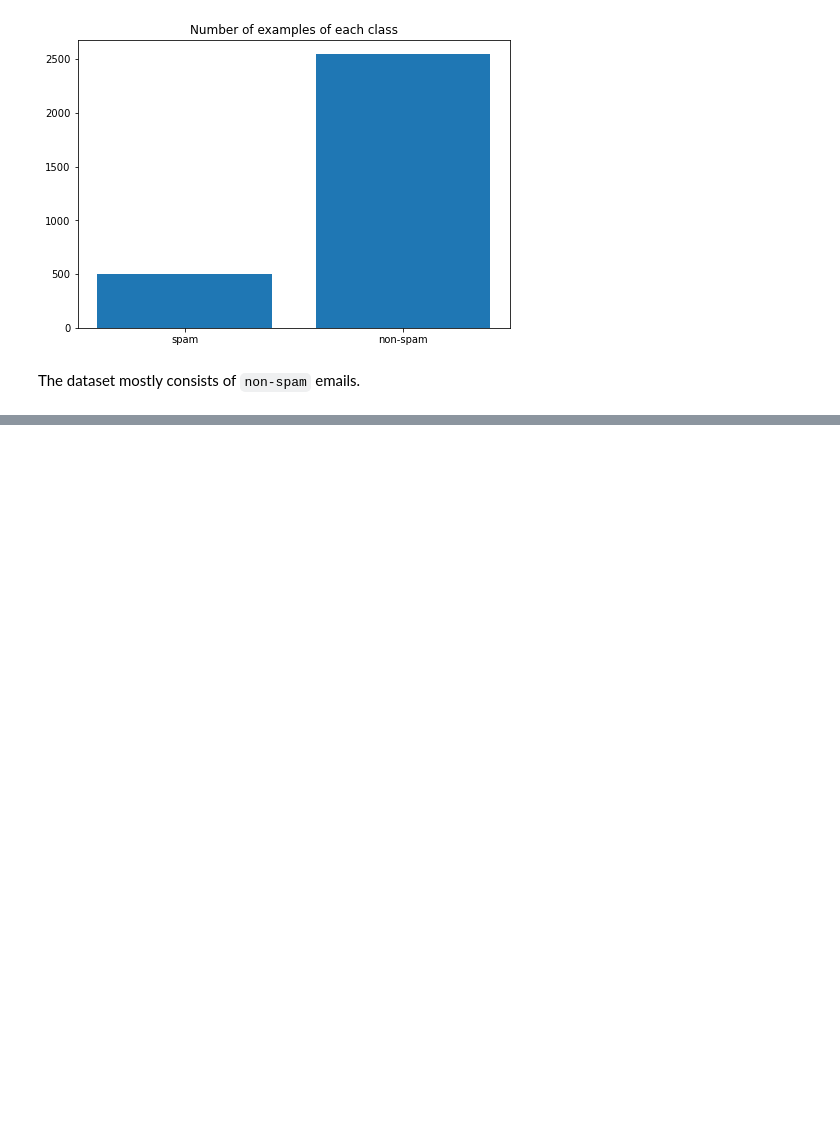
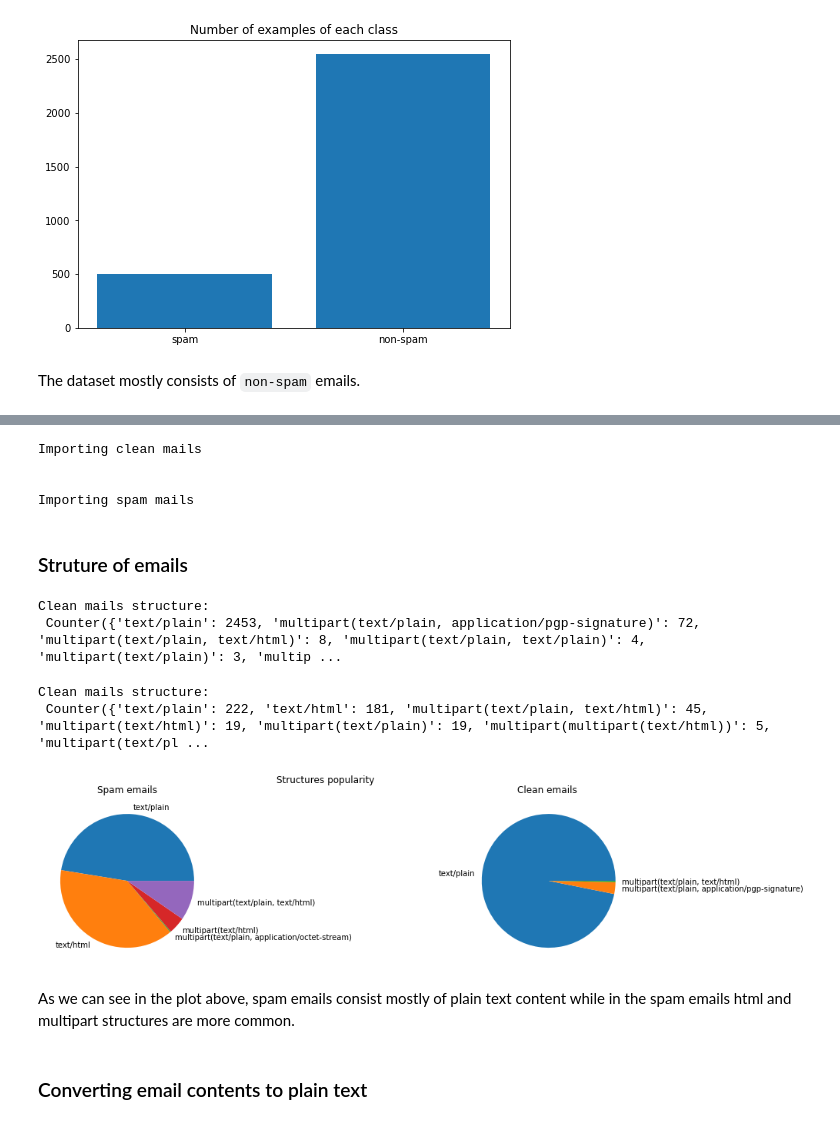
Before and after one commit to Fryzu/spam-mails-classification, a Jupyter notebook: notebook.ipynb, the cells around one changed output, grey strips where cells are left out. Saved outputs shown, nothing was run; the diff lists cells and outputs as text; code cells hidden in the pictures; blank space fills up the shorter version.

```diff
--- a/notebook.ipynb
+++ b/notebook.ipynb
@@ -50,0 +91,65 @@ NameError: name 'Math' is not defined
+# %%
+print("Importing clean mails\n")
+clean_emails = [load_email(email) for email in clean_filesnames]
+print("\nImporting spam mails\n")
+spam_emails = [load_email(email) for email in spam_filenames]
+# %% [output]
+Importing clean mails
+
+
+Importing spam mails
+# %% [markdown]
+### Struture of emails
+# %%
+from collections import Counter
+
+def get_email_structure(email):
+    if isinstance(email, str):
+        return email
+    payload = email.get_payload()
+    if isinstance(payload, list):
+        return "multipart({})".format(", ".join([
+            get_email_structure(sub_email)
+            for sub_email in payload
+        ]))
+    else:
+        return email.get_content_type()
+
+def structures_counter(emails):
+    structures = Counter()
+    for email in emails:
+        structure = get_email_structure(email)
+        structures[structure] += 1
+    return structures
+# %%
+clean_structures = structures_counter(clean_emails)
+print("Clean mails structure:\n", clean_structures)
+# %% [output]
+Clean mails structure:
+ Counter({'text/plain': 2453, 'multipart(text/plain, application/pgp-signature)': 72, 'multipart(text/plain, text/html)': 8, 'multipart(text/plain, text/plain)': 4, 'multipart(text/plain)': 3, 'multip ...
+# %%
+spam_structures = structures_counter(spam_emails)
+print("Clean mails structure:\n", spam_structures)
+# %% [output]
+Clean mails structure:
+ Counter({'text/plain': 222, 'text/html': 181, 'multipart(text/plain, text/html)': 45, 'multipart(text/html)': 19, 'multipart(text/plain)': 19, 'multipart(multipart(text/html))': 5, 'multipart(text/pl ...
+# %%
+fig, (ax1, ax2) = plt.subplots(1, 2)
+fig.suptitle('Structures popularity')
+
+ax1.pie(list(spam_structures.values())[:5],labels=list(spam_structures.keys())[:5])
+ax1.set_title("Spam emails")
+ax1.plot()
+
+ax2.pie(list(clean_structures.values())[:3],labels=list(clean_structures.keys())[:3])
+ax2.set_title("Clean emails ")
+ax2.plot()
+
+fig.set_figwidth(18)
+fig.show()
+# %% [output]
+[figure, added]
+# %% [markdown]
+As we can see in the plot above, spam emails consist mostly of plain text content while in the spam emails html and multipart structures are more common.
+# %% [markdown]
+### Converting email contents to plain text
```
Also changed, not shown: parts of 9 cells of this notebook.
